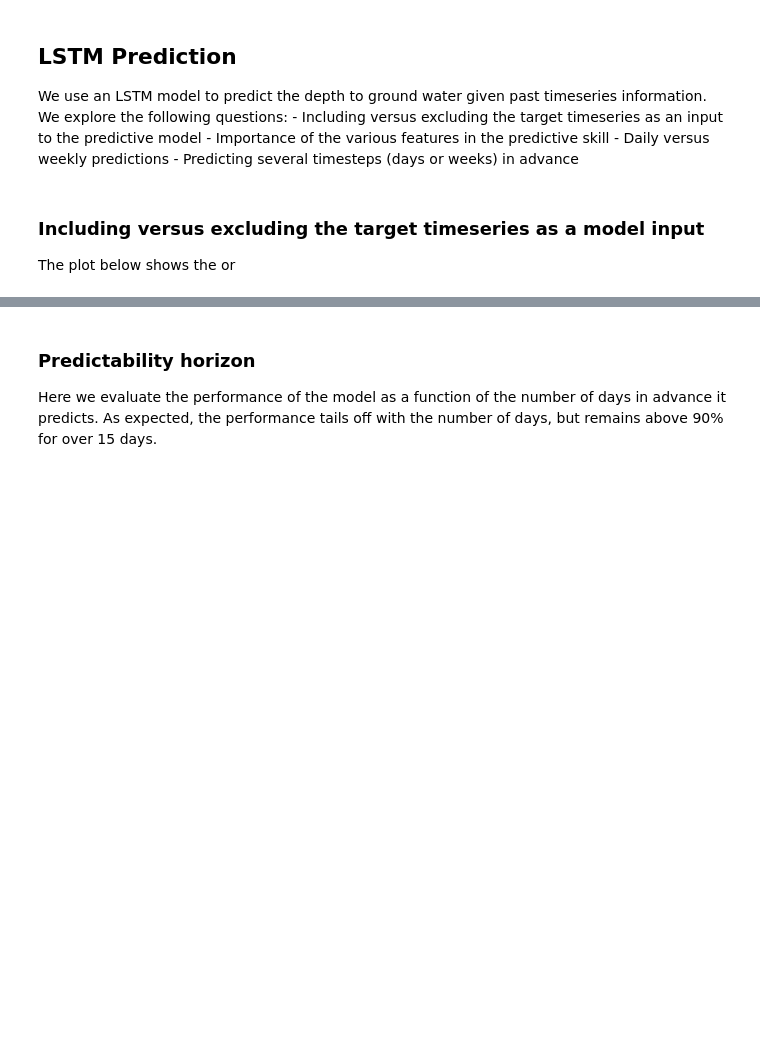
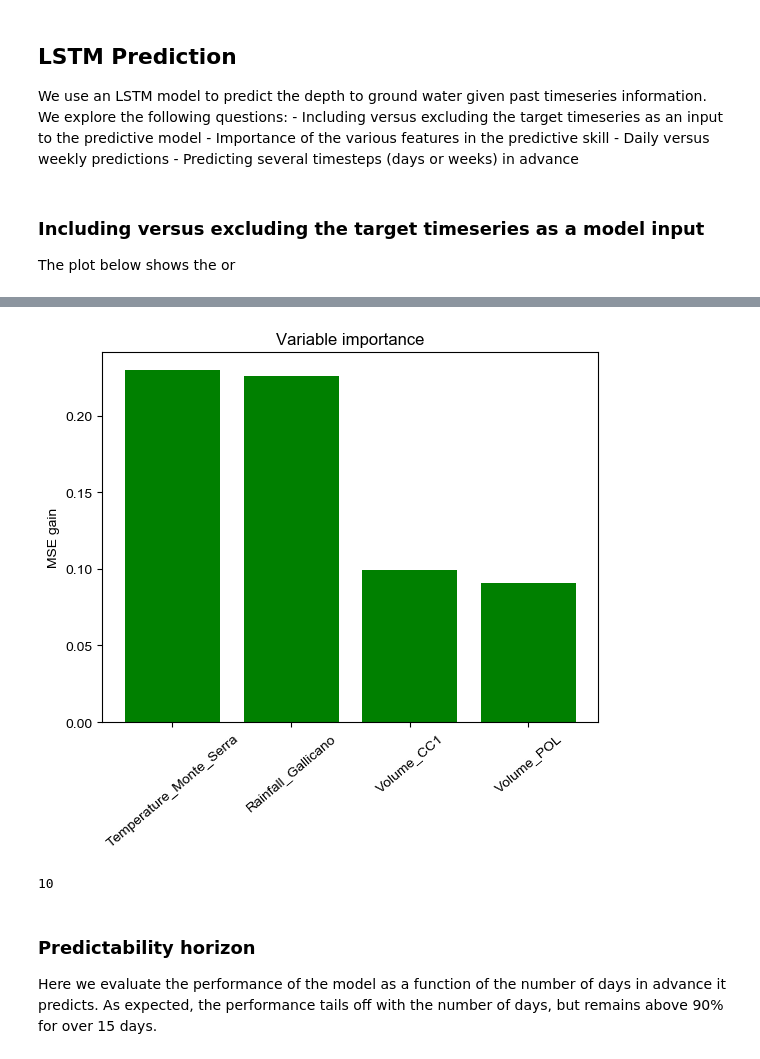
Before and after one commit to mukund-gupta/acea_water, a Jupyter notebook: acea_water_analysis.ipynb, the cells around one changed output, grey strips where cells are left out. Cells and saved outputs as stored; diff of their text form; code cells hidden in the pictures; blank space fills up the shorter version.

Commit message:
Added assessment of feature importance

```diff
--- a/acea_water_analysis.ipynb
+++ b/acea_water_analysis.ipynb
@@ -1331,3 +1386,25 @@ Test Score: 0.34 RMSE
+# %%
+# Getting ranking
+all_scores_no_ref = all_scores[1:] - all_scores[0]
+ranking = np.argsort(-1*all_scores_no_ref) # Sorting in ascending order
+sorted_scores = all_scores_no_ref[ranking]
+sorted_names = [input_names[i] for i in ranking]
+
+# Plotting bar chart
+plt.figure()
+ax = plt.subplot(111)
+x_pos = np.arange(0,len(sorted_names))
+plt.bar(x_pos, sorted_scores, color='green')
+plt.ylabel("MSE gain")
+plt.title("Variable importance")
+plt.xticks(x_pos, sorted_names, rotation=40)
+plt.show()
+# %% [output]
+[figure, added]
+# %%
+len(rain_name)
+# %% [output]
+10
 # %% [markdown]
 ### Predictability horizon
 
```
Also changed, not shown: parts of 6 cells of this notebook.
